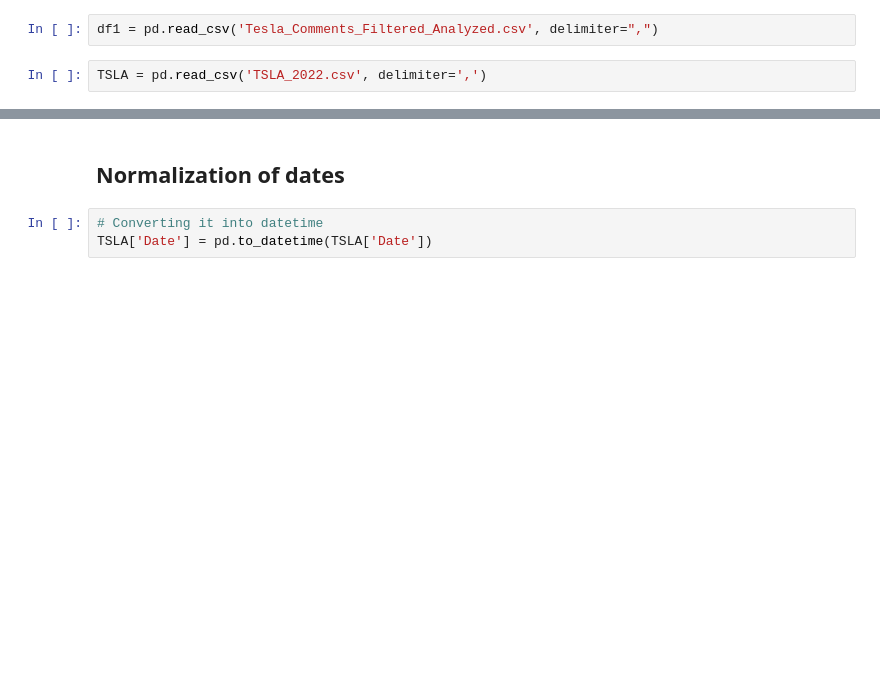
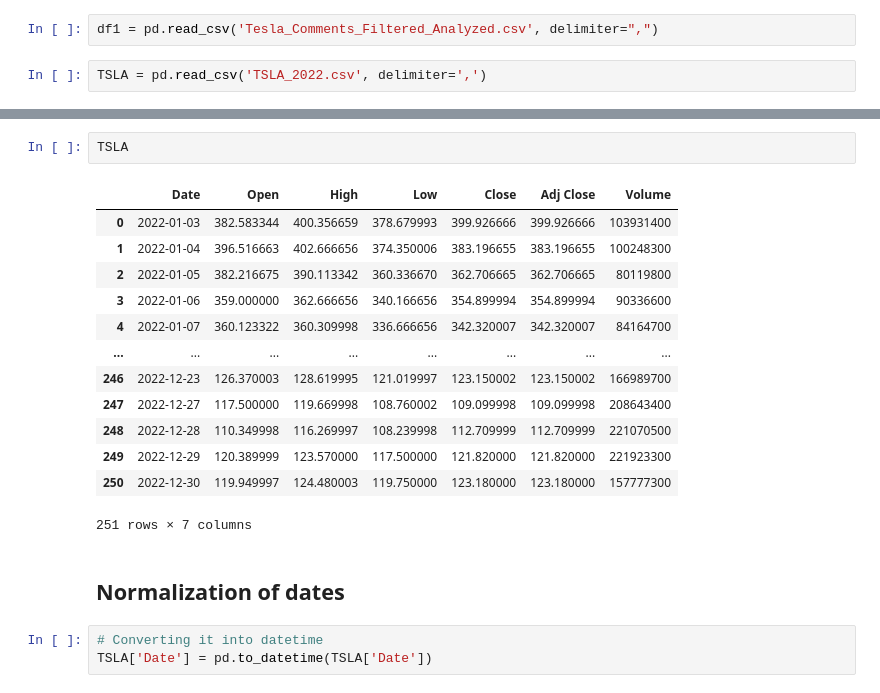
Before and after one commit to Maartenmoes9/Thesis_30_ECTS, a Jupyter notebook: Natural Language Processing.ipynb, the cells around one changed output, grey strips where cells are left out. Drawn from its saved outputs; the diff is of its cells as text; blank space fills up the shorter version.

```diff
--- a/Natural Language Processing.ipynb
+++ b/Natural Language Processing.ipynb
@@ -107,3 +123,19 @@ memory usage: 13.8+ KB
+# %%
+TSLA
+# %% [output]
+|  | Date | Open | High | Low | Close | Adj Close | Volume |
+| 0 | 2022-01-03 | 382.583344 | 400.356659 | 378.679993 | 399.926666 | 399.926666 | 103931400 |
+| 1 | 2022-01-04 | 396.516663 | 402.666656 | 374.350006 | 383.196655 | 383.196655 | 100248300 |
+| 2 | 2022-01-05 | 382.216675 | 390.113342 | 360.336670 | 362.706665 | 362.706665 | 80119800 |
+| 3 | 2022-01-06 | 359.000000 | 362.666656 | 340.166656 | 354.899994 | 354.899994 | 90336600 |
+| 4 | 2022-01-07 | 360.123322 | 360.309998 | 336.666656 | 342.320007 | 342.320007 | 84164700 |
+| ... | ... | ... | ... | ... | ... | ... | ... |
+| 246 | 2022-12-23 | 126.370003 | 128.619995 | 121.019997 | 123.150002 | 123.150002 | 166989700 |
+| 247 | 2022-12-27 | 117.500000 | 119.669998 | 108.760002 | 109.099998 | 109.099998 | 208643400 |
+| 248 | 2022-12-28 | 110.349998 | 116.269997 | 108.239998 | 112.709999 | 112.709999 | 221070500 |
+| 249 | 2022-12-29 | 120.389999 | 123.570000 | 117.500000 | 121.820000 | 121.820000 | 221923300 |
+| 250 | 2022-12-30 | 119.949997 | 124.480003 | 119.750000 | 123.180000 | 123.180000 | 157777300 |
+251 rows × 7 columns
 # %% [markdown]
 ## Normalization of dates
 # %%
```
Also changed, not shown: parts of 13 cells of this notebook, 3 other files.
